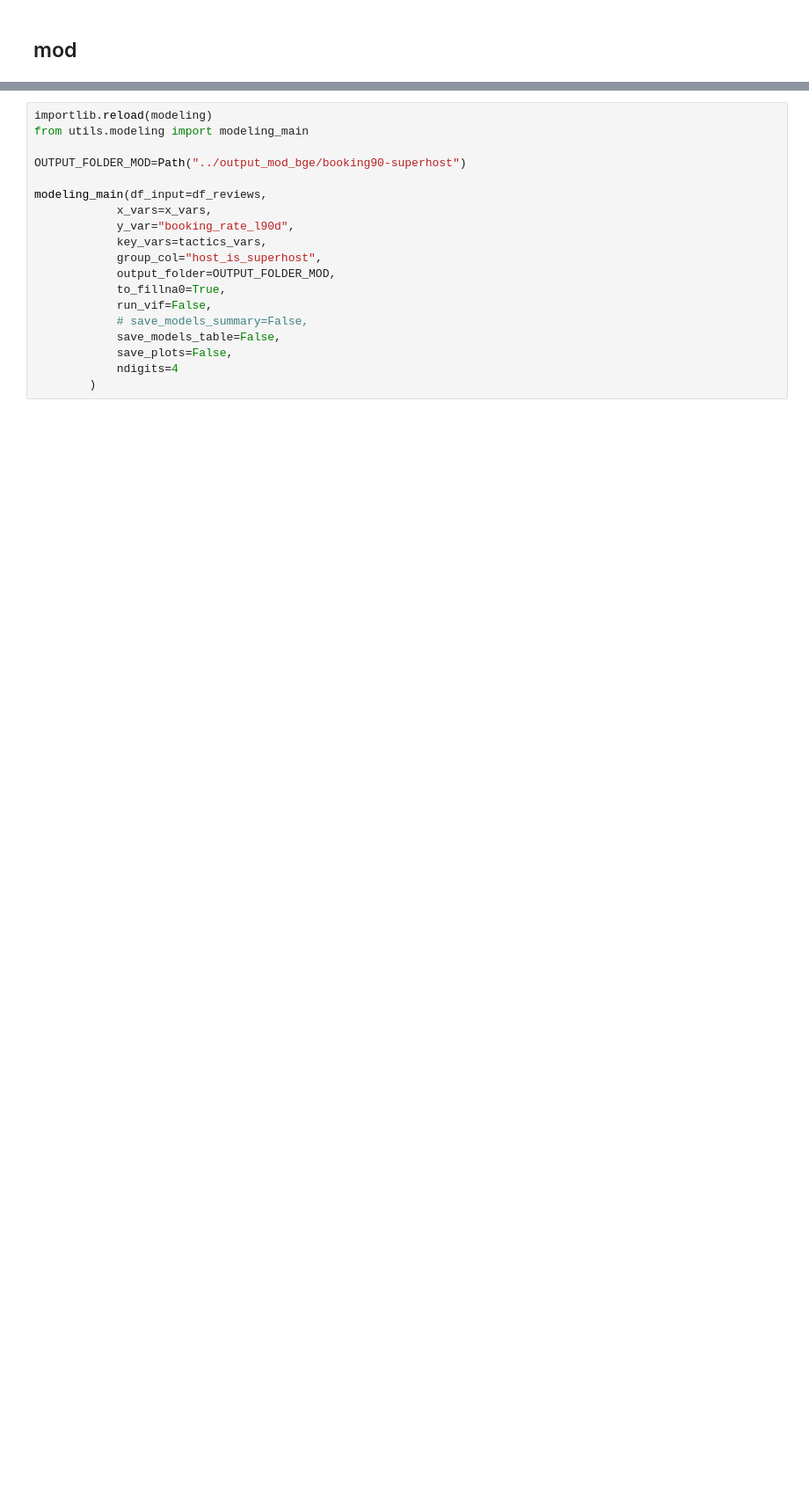
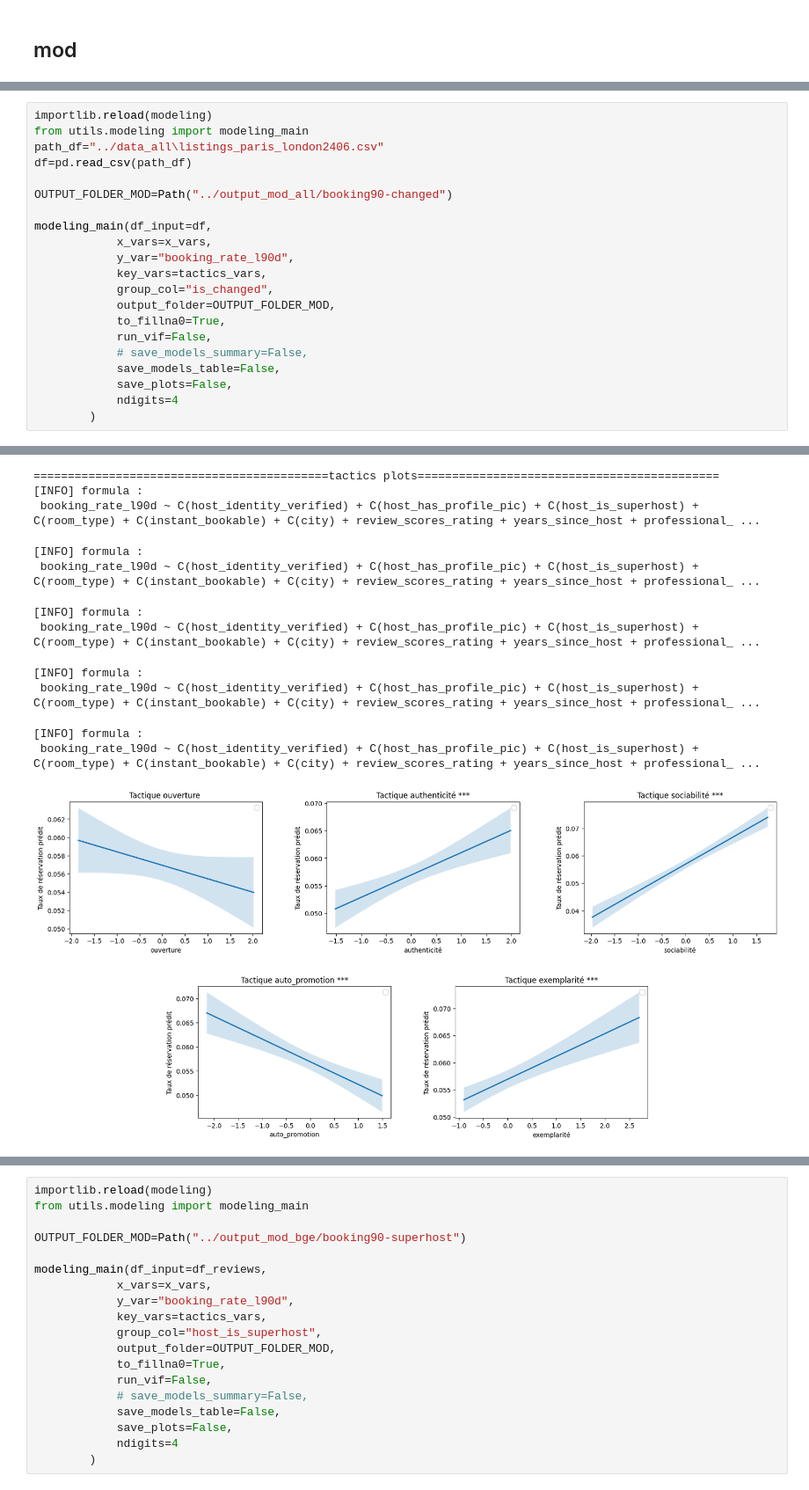
Before and after one commit to yeliu-dh/SelfPresentation_Multimodal_airbnb, a Jupyter notebook: C_stat/test_fa.ipynb, the cells around one changed output, grey strips where cells are left out. Shown at 88% size. Cells and saved outputs as stored; diff of their text form; blank space fills up the shorter version.

```diff
--- a/C_stat/test_fa.ipynb
+++ b/C_stat/test_fa.ipynb
@@ -255,0 +670,22 @@ group_col="host_is_superhost"
+# %%
+importlib.reload(modeling)
+from utils.modeling import modeling_main
+path_df="../data_all\listings_paris_london2406.csv"
+df=pd.read_csv(path_df)
+
+OUTPUT_FOLDER_MOD=Path("../output_mod_all/booking90-changed")
+
+modeling_main(df_input=df,
+            x_vars=x_vars,
+            y_var="booking_rate_l90d",
+            key_vars=tactics_vars,
+            group_col="is_changed",
+            output_folder=OUTPUT_FOLDER_MOD,
+            to_fillna0=True,
+            run_vif=False,
+            # save_models_summary=False,
+            save_models_table=False,
+            save_plots=False,
+            ndigits=4
+        )
+# %% [output]
@@ -255,0 +741,12 @@ group_col="host_is_superhost"
+===========================================tactics plots============================================
+[INFO] formula :
+ booking_rate_l90d ~ C(host_identity_verified) + C(host_has_profile_pic) + C(host_is_superhost) + C(room_type) + C(instant_bookable) + C(city) + review_scores_rating + years_since_host + professional_ ...
+[INFO] formula :
+ booking_rate_l90d ~ C(host_identity_verified) + C(host_has_profile_pic) + C(host_is_superhost) + C(room_type) + C(instant_bookable) + C(city) + review_scores_rating + years_since_host + professional_ ...
+[INFO] formula :
+ booking_rate_l90d ~ C(host_identity_verified) + C(host_has_profile_pic) + C(host_is_superhost) + C(room_type) + C(instant_bookable) + C(city) + review_scores_rating + years_since_host + professional_ ...
+[INFO] formula :
+ booking_rate_l90d ~ C(host_identity_verified) + C(host_has_profile_pic) + C(host_is_superhost) + C(room_type) + C(instant_bookable) + C(city) + review_scores_rating + years_since_host + professional_ ...
+[INFO] formula :
+ booking_rate_l90d ~ C(host_identity_verified) + C(host_has_profile_pic) + C(host_is_superhost) + C(room_type) + C(instant_bookable) + C(city) + review_scores_rating + years_since_host + professional_ ...
+[figure, added]
```
Also changed, not shown: parts of 28 cells of this notebook, 8 other files.
